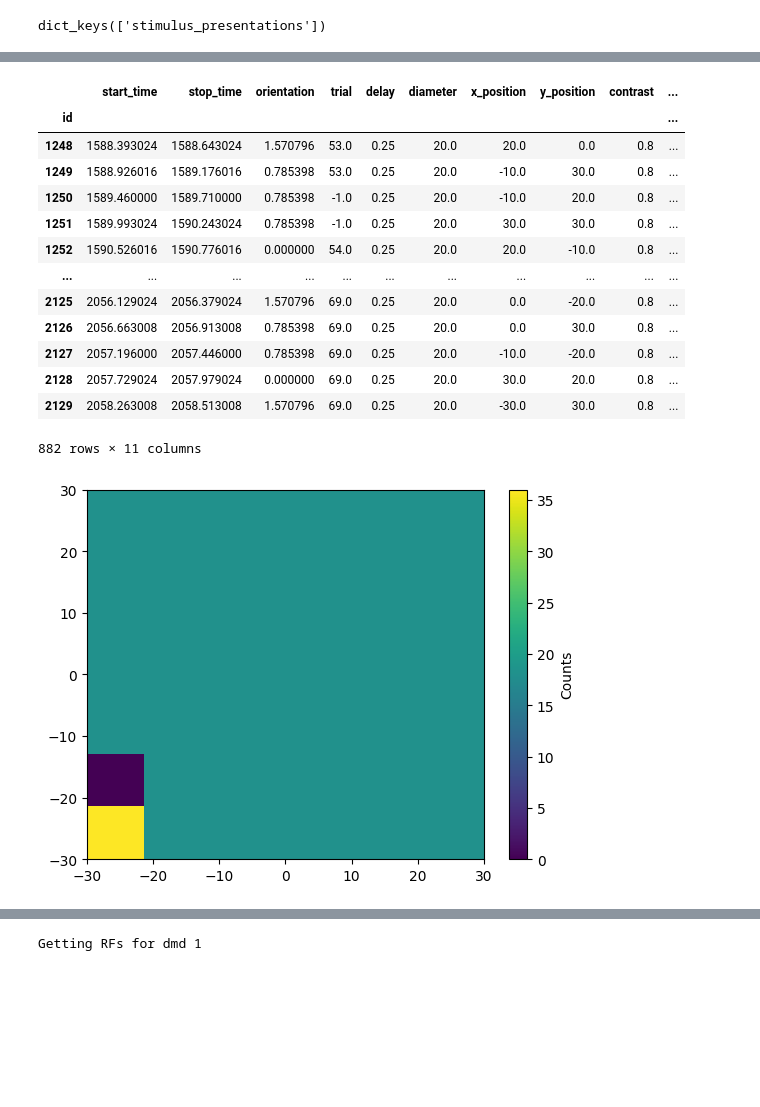
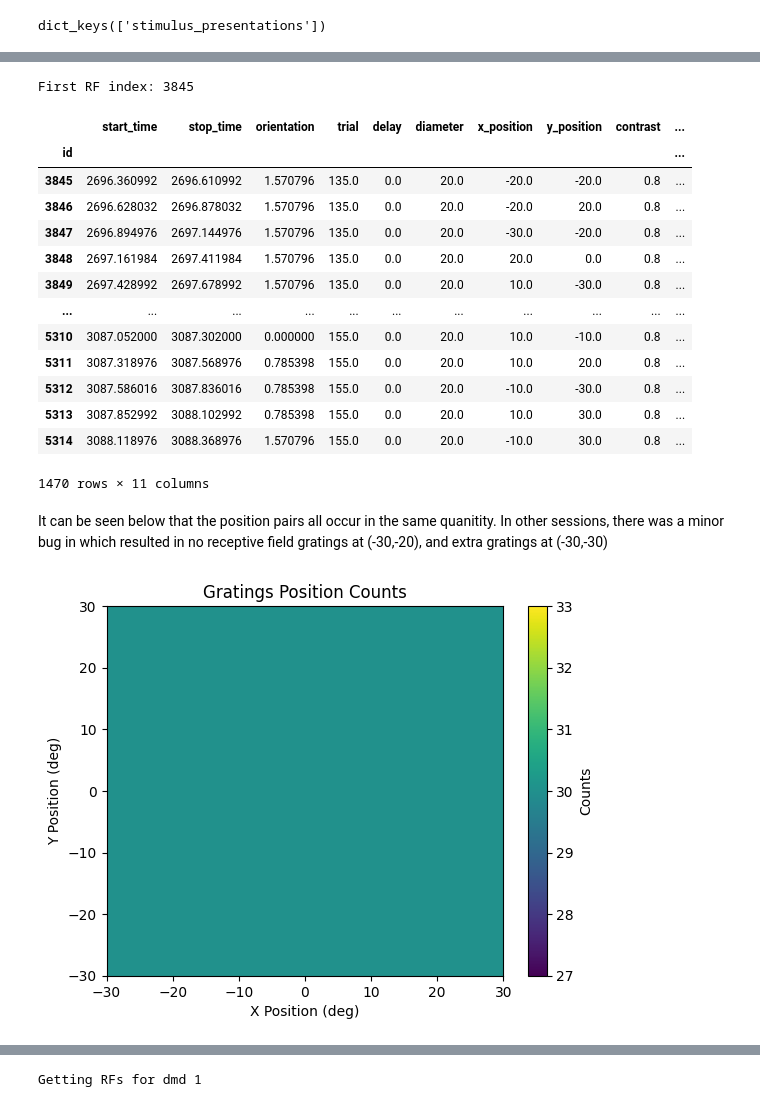
Before and after one commit to AllenNeuralDynamics/openscope-community-predictive-processing, a Jupyter notebook: docs/notebooks/pilot_analysis_rfs.ipynb, the cells around one changed output, grey strips where cells are left out. Drawn from its saved outputs; the diff is of its cells as text; code cells hidden in the pictures; blank space fills up the shorter version.

```diff
--- a/docs/notebooks/pilot_analysis_rfs.ipynb
+++ b/docs/notebooks/pilot_analysis_rfs.ipynb
@@ -125,28 +132,36 @@ plt.plot(stim_table.y_position)
 # %%
-# Receptive Field Mapping starts at 1248, as shown above
-stim_table_slice = [1248,None]
+# Receptive Field Mapping starts here, as shown above
+first_rf_idx = (stim_table['x_position'] != -0.0).idxmax()
+print(f"First RF index: {first_rf_idx}")
+stim_table_slice = [first_rf_idx,None]
 stim_table = stim_table[slice(*stim_table_slice)]
 stim_table
 # %% [output]
+First RF index: 3845
 |  | start_time | stop_time | orientation | trial | delay | diameter | x_position | y_position | contrast | ... |
 | id |  |  |  |  |  |  |  |  |  | ... |
-| 1248 | 1588.393024 | 1588.643024 | 1.570796 | 53.0 | 0.25 | 20.0 | 20.0 | 0.0 | 0.8 | ... |
-| 1249 | 1588.926016 | 1589.176016 | 0.785398 | 53.0 | 0.25 | 20.0 | -10.0 | 30.0 | 0.8 | ... |
-| 1250 | 1589.460000 | 1589.710000 | 0.785398 | -1.0 | 0.25 | 20.0 | -10.0 | 20.0 | 0.8 | ... |
-| 1251 | 1589.993024 | 1590.243024 | 0.785398 | -1.0 | 0.25 | 20.0 | 30.0 | 30.0 | 0.8 | ... |
-| 1252 | 1590.526016 | 1590.776016 | 0.000000 | 54.0 | 0.25 | 20.0 | 20.0 | -10.0 | 0.8 | ... |
+| 3845 | 2696.360992 | 2696.610992 | 1.570796 | 135.0 | 0.0 | 20.0 | -20.0 | -20.0 | 0.8 | ... |
+| 3846 | 2696.628032 | 2696.878032 | 1.570796 | 135.0 | 0.0 | 20.0 | -20.0 | 20.0 | 0.8 | ... |
+| 3847 | 2696.894976 | 2697.144976 | 1.570796 | 135.0 | 0.0 | 20.0 | -30.0 | -20.0 | 0.8 | ... |
+| 3848 | 2697.161984 | 2697.411984 | 1.570796 | 135.0 | 0.0 | 20.0 | 20.0 | 0.0 | 0.8 | ... |
+| 3849 | 2697.428992 | 2697.678992 | 1.570796 | 135.0 | 0.0 | 20.0 | 10.0 | -30.0 | 0.8 | ... |
 | ... | ... | ... | ... | ... | ... | ... | ... | ... | ... | ... |
-| 2125 | 2056.129024 | 2056.379024 | 1.570796 | 69.0 | 0.25 | 20.0 | 0.0 | -20.0 | 0.8 | ... |
-| 2126 | 2056.663008 | 2056.913008 | 0.785398 | 69.0 | 0.25 | 20.0 | 0.0 | 30.0 | 0.8 | ... |
-| 2127 | 2057.196000 | 2057.446000 | 0.785398 | 69.0 | 0.25 | 20.0 | -10.0 | -20.0 | 0.8 | ... |
-| 2128 | 2057.729024 | 2057.979024 | 0.000000 | 69.0 | 0.25 | 20.0 | 30.0 | 20.0 | 0.8 | ... |
-| 2129 | 2058.263008 | 2058.513008 | 1.570796 | 69.0 | 0.25 | 20.0 | -30.0 | 30.0 | 0.8 | ... |
+| 5310 | 3087.052000 | 3087.302000 | 0.000000 | 155.0 | 0.0 | 20.0 | 10.0 | -10.0 | 0.8 | ... |
+| 5311 | 3087.318976 | 3087.568976 | 0.785398 | 155.0 | 0.0 | 20.0 | 10.0 | 20.0 | 0.8 | ... |
+| 5312 | 3087.586016 | 3087.836016 | 0.785398 | 155.0 | 0.0 | 20.0 | -10.0 | -30.0 | 0.8 | ... |
+| 5313 | 3087.852992 | 3088.102992 | 0.785398 | 155.0 | 0.0 | 20.0 | 10.0 | 30.0 | 0.8 | ... |
+| 5314 | 3088.118976 | 3088.368976 | 1.570796 | 155.0 | 0.0 | 20.0 | -10.0 | 30.0 | 0.8 | ... |
-882 rows × 11 columns
+1470 rows × 11 columns
+# %% [markdown]
+It can be seen below that the position pairs all occur in the same quanitity. In other sessions, there was a minor bug in which resulted in no receptive field gratings at (-30,-20), and extra gratings at (-30,-30)
 # %%
 hist, xedges, yedges, im = plt.hist2d(stim_table.x_position,stim_table.y_position, bins=7)
 plt.colorbar(im, label='Counts')
+plt.title("Gratings Position Counts")
+plt.xlabel("X Position (deg)")
+plt.ylabel("Y Position (deg)")
 plt.savefig(output_dir / 'positions_hist.png')
 # %% [output]
-[figure, old version]
+[figure, new version]
 # %% [markdown]
 ### Examining the Ophys
```
Also changed, not shown: parts of 18 cells of this notebook, 2 other files.
